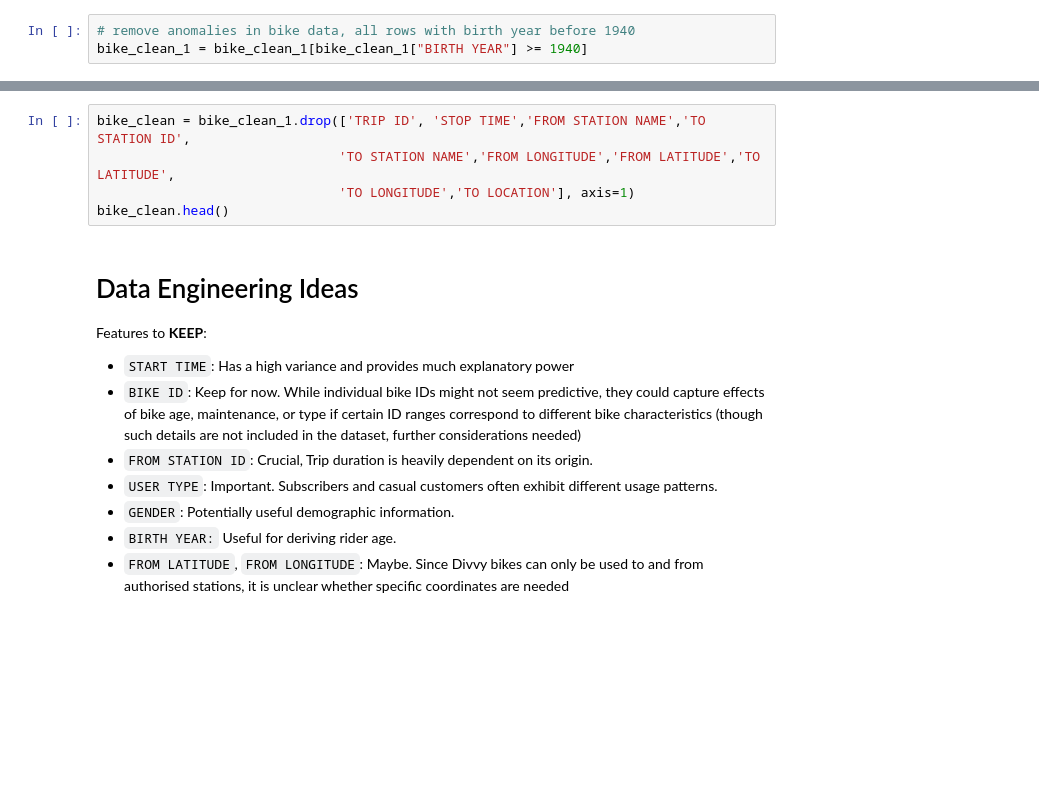
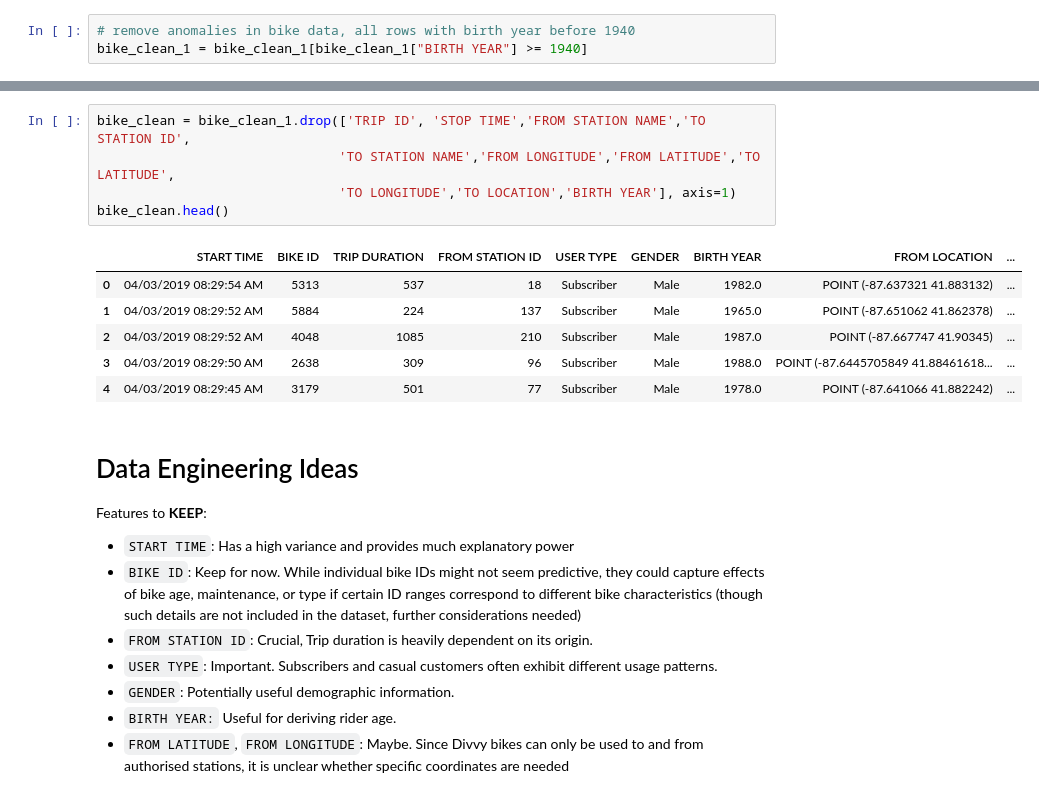
Before and after one commit to kbui-03/ChicagoBikeProject, a Jupyter notebook: Milestone_1.ipynb, the cells around one changed output, grey strips where cells are left out. Saved outputs shown, nothing was run; the diff lists cells and outputs as text; blank space fills up the shorter version.

```diff
--- a/Milestone_1.ipynb
+++ b/Milestone_1.ipynb
@@ -95,8 +151,15 @@ plt.show()
 # %%
 bike_clean = bike_clean_1.drop(['TRIP ID', 'STOP TIME','FROM STATION NAME','TO STATION ID',
                                'TO STATION NAME','FROM LONGITUDE','FROM LATITUDE','TO LATITUDE',
-                               'TO LONGITUDE','TO LOCATION'], axis=1)
+                               'TO LONGITUDE','TO LOCATION','BIRTH YEAR'], axis=1)
 bike_clean.head()
+# %% [output]
+|  | START TIME | BIKE ID | TRIP DURATION | FROM STATION ID | USER TYPE | GENDER | BIRTH YEAR | FROM LOCATION | ... |
+| 0 | 04/03/2019 08:29:54 AM | 5313 | 537 | 18 | Subscriber | Male | 1982.0 | POINT (-87.637321 41.883132) | ... |
+| 1 | 04/03/2019 08:29:52 AM | 5884 | 224 | 137 | Subscriber | Male | 1965.0 | POINT (-87.651062 41.862378) | ... |
+| 2 | 04/03/2019 08:29:52 AM | 4048 | 1085 | 210 | Subscriber | Male | 1987.0 | POINT (-87.667747 41.90345) | ... |
+| 3 | 04/03/2019 08:29:50 AM | 2638 | 309 | 96 | Subscriber | Male | 1988.0 | POINT (-87.6445705849 41.88461618... | ... |
+| 4 | 04/03/2019 08:29:45 AM | 3179 | 501 | 77 | Subscriber | Male | 1978.0 | POINT (-87.641066 41.882242) | ... |
 # %% [markdown]
 # Data Engineering Ideas
 
```
Also changed, not shown: parts of 5 cells of this notebook.
